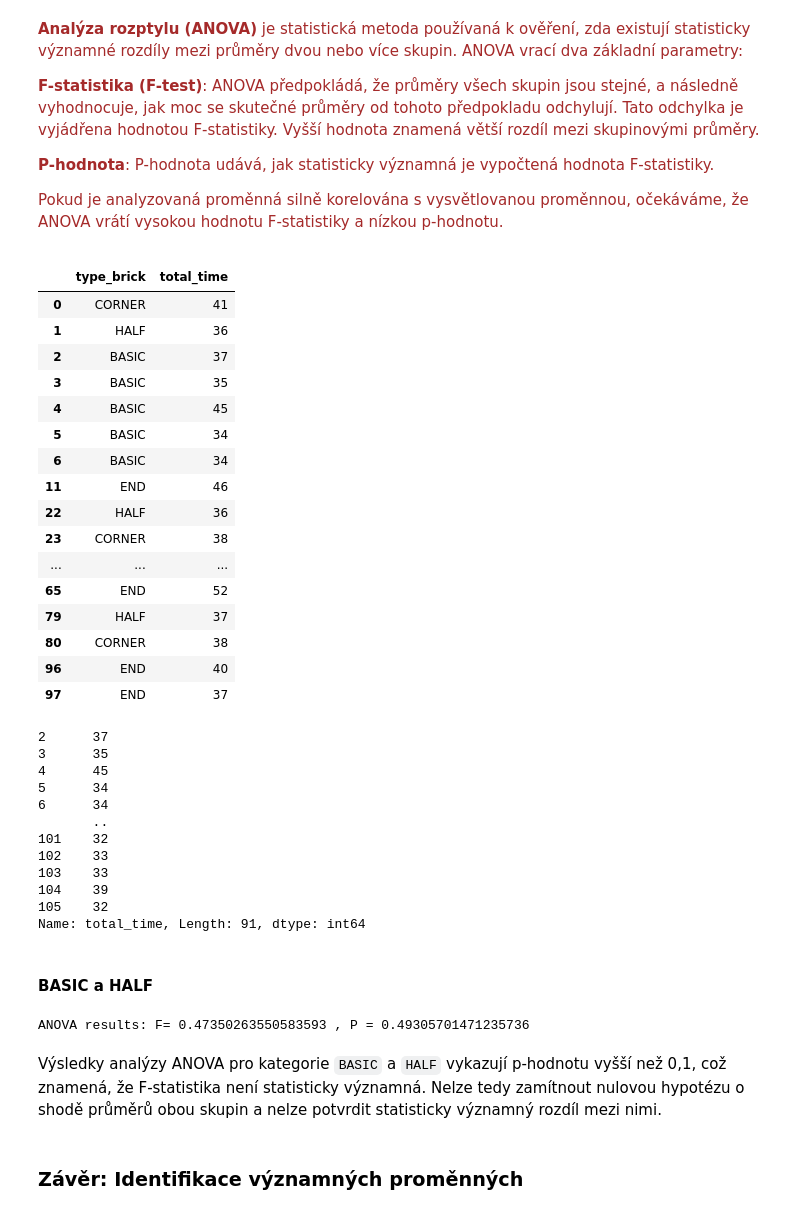
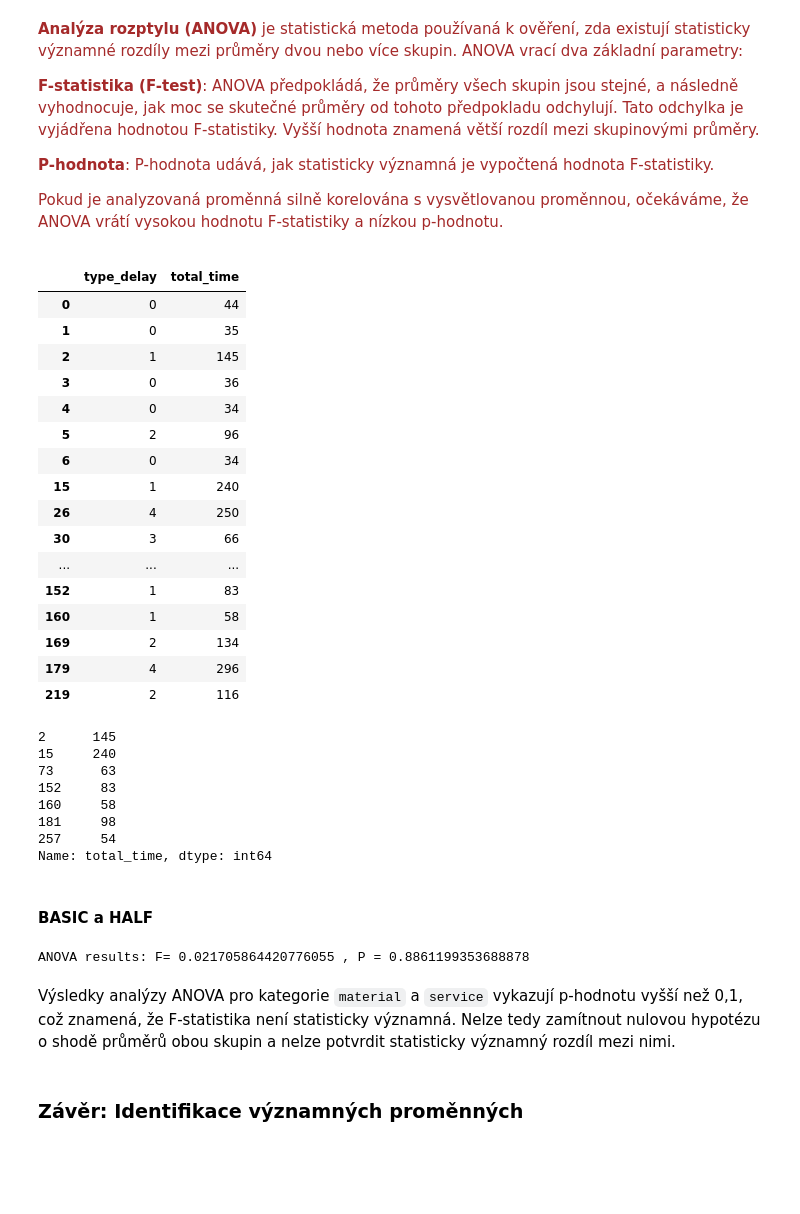
Before and after one commit to UsmanovSla/MGD-RSS, a Jupyter notebook: model/01_DataScience/DS_03_Features.ipynb, the cells around one changed output. Cells and saved outputs as stored; diff of their text form; code cells hidden in the pictures; blank space fills up the shorter version.

```diff
--- a/model/01_DataScience/DS_03_Features.ipynb
+++ b/model/01_DataScience/DS_03_Features.ipynb
@@ -200,51 +205,47 @@ Protože p-hodnota je < 0,001, korelace mezi proměnnými ‚dest_to_end‘ a
 </span>
 # %%
 # provedeme seskupení dat podle jednotlivých kategorií
-grouped_test = df[['type_brick', 'total_time']].groupby('type_brick')
+grouped_test = df[['type_delay', 'total_time']].groupby('type_delay')
 grouped_test.head()
 # %% [output]
-|  | type_brick | total_time |
-| 0 | CORNER | 41 |
-| 1 | HALF | 36 |
-| 2 | BASIC | 37 |
-| 3 | BASIC | 35 |
-| 4 | BASIC | 45 |
-| 5 | BASIC | 34 |
-| 6 | BASIC | 34 |
-| 11 | END | 46 |
-| 22 | HALF | 36 |
-| 23 | CORNER | 38 |
+|  | type_delay | total_time |
+| 0 | 0 | 44 |
+| 1 | 0 | 35 |
+| 2 | 1 | 145 |
+| 3 | 0 | 36 |
+| 4 | 0 | 34 |
+| 5 | 2 | 96 |
+| 6 | 0 | 34 |
+| 15 | 1 | 240 |
+| 26 | 4 | 250 |
+| 30 | 3 | 66 |
 | ... | ... | ... |
-| 65 | END | 52 |
-| 79 | HALF | 37 |
-| 80 | CORNER | 38 |
-| 96 | END | 40 |
-| 97 | END | 37 |
+| 152 | 1 | 83 |
+| 160 | 1 | 58 |
+| 169 | 2 | 134 |
+| 179 | 4 | 296 |
+| 219 | 2 | 116 |
 # %%
-grouped_test.get_group('BASIC')['total_time']
+grouped_test.get_group(1)['total_time']
 # %% [output]
-2      37
-3      35
-4      45
-5      34
-6      34
-       ..
-101    32
-102    33
-103    33
-104    39
-105    32
-Name: total_time, Length: 91, dtype: int64
+2      145
+15     240
+73      63
+152     83
+160     58
+181     98
+257     54
+Name: total_time, dtype: int64
 # %% [markdown]
 #### BASIC a HALF
 # %%
-f_val, p_val = stats.f_oneway(grouped_test.get_group('BASIC')['total_time'], grouped_test.get_group('HALF')['total_time'])
+f_val, p_val = stats.f_oneway(grouped_test.get_group(1)['total_time'], grouped_test.get_group(2)['total_time'])
 
 print( "ANOVA results: F=", f_val, ", P =", p_val )
 # %% [output]
-ANOVA results: F= 0.47350263550583593 , P = 0.49305701471235736
+ANOVA results: F= 0.021705864420776055 , P = 0.8861199353688878
 # %% [markdown]
-Výsledky analýzy ANOVA pro kategorie `BASIC` a `HALF` vykazují p-hodnotu vyšší než 0,1, což znamená, že F-statistika není statisticky významná. Nelze tedy zamítnout nulovou hypotézu o shodě průměrů obou skupin a nelze potvrdit statisticky významný rozdíl mezi nimi.
+Výsledky analýzy ANOVA pro kategorie `material` a `service` vykazují p-hodnotu vyšší než 0,1, což znamená, že F-statistika není statisticky významná. Nelze tedy zamítnout nulovou hypotézu o shodě průměrů obou skupin a nelze potvrdit statisticky významný rozdíl mezi nimi.
 # %% [markdown]
 ### Závěr: Identifikace významných proměnných
 # %% [markdown]
```
Also changed, not shown: parts of 19 cells of this notebook, 22 other files.
